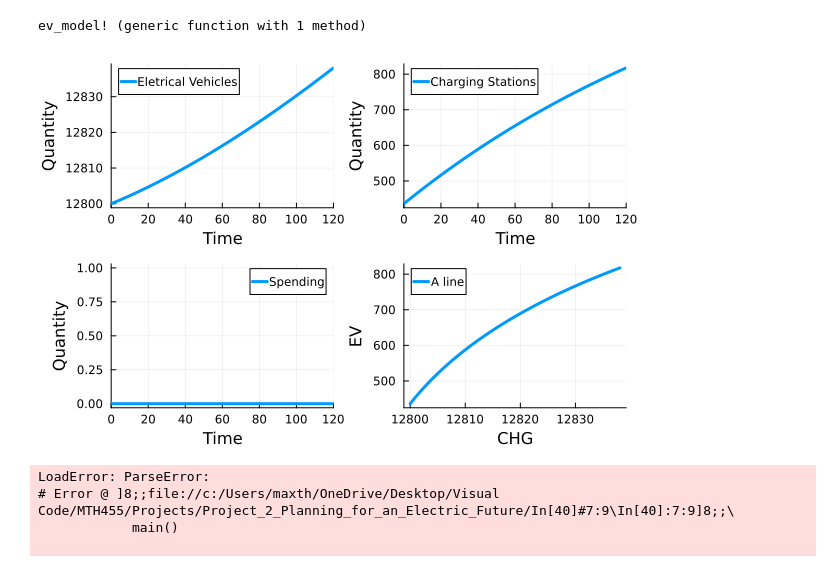
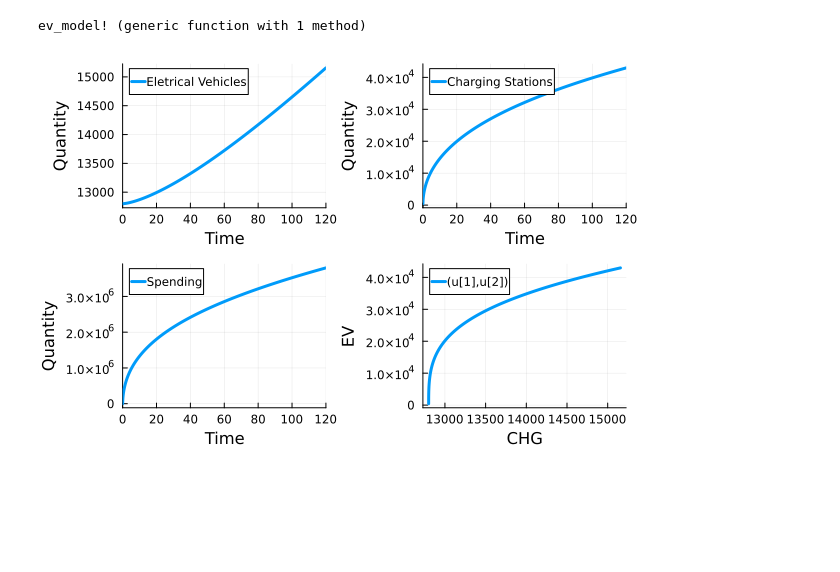
Before and after one commit to maxtheman21/Project_2_Planning_for_an_Electric_Future, a Jupyter notebook: project_2_EV_CHG.ipynb, the cells around one changed output. Drawn from its saved outputs; the diff is of its cells as text; code cells hidden in the pictures; blank space fills up the shorter version.

```diff
--- a/project_2_EV_CHG.ipynb
+++ b/project_2_EV_CHG.ipynb
@@ -29,25 +49,10 @@ end
 # %% [output]
 ev_model! (generic function with 1 method)
 # %%
-u = [12_800, 436, 0] # EV, CHG (Initial)
-p = 1_063_446, 2_000, 0, 0, 0.005, 0.005, 10 # EV, CHG (Capactiy), RB, GF (Initial), rEV, rCHG (base ratio), 1:10 ratio
-t = (0.0, 120.0)
+u0 = [12_800.0, 436.0, 0.0] # EV, CHG, Spending (Initial)
+p = 1_063_446.0, 106_345.0, 5_000_000.0, 100.0, 100.0, 0.005, 0.005 # EV, CHG, Spending (Capactiy), RB, GF (Initial), rEV, rCHG (base ratio), 1:10 ratio
+tspan = (0.0, 120.0)
 
 main()
 # %% [output]
-[figure, old version]
+[figure, new version]
-# %%
-for i in 0:500:5_000_000
-    for j in 0:500:5_000_000
-        if i + j < 5_000_000
-            p = 1_063_446, 2_000, i, j, 0.005, 0.005, 10 # EV, CHG (Capactiy), RB, GF (Initial), rEV, rCHG (base ratio), 1:10 ratio
-
-            main()
-        end
-    end
-end
-# %% [output]
-LoadError: ParseError:
-# Error @ ]8;;file://c:/Users/maxth/OneDrive/Desktop/Visual Code/MTH455/Projects/Project_2_Planning_for_an_Electric_Future/In[40]#7:9\In[40]:7:9]8;;\
-            main()
-
```
Also changed, not shown: parts of 1 cell of this notebook.
